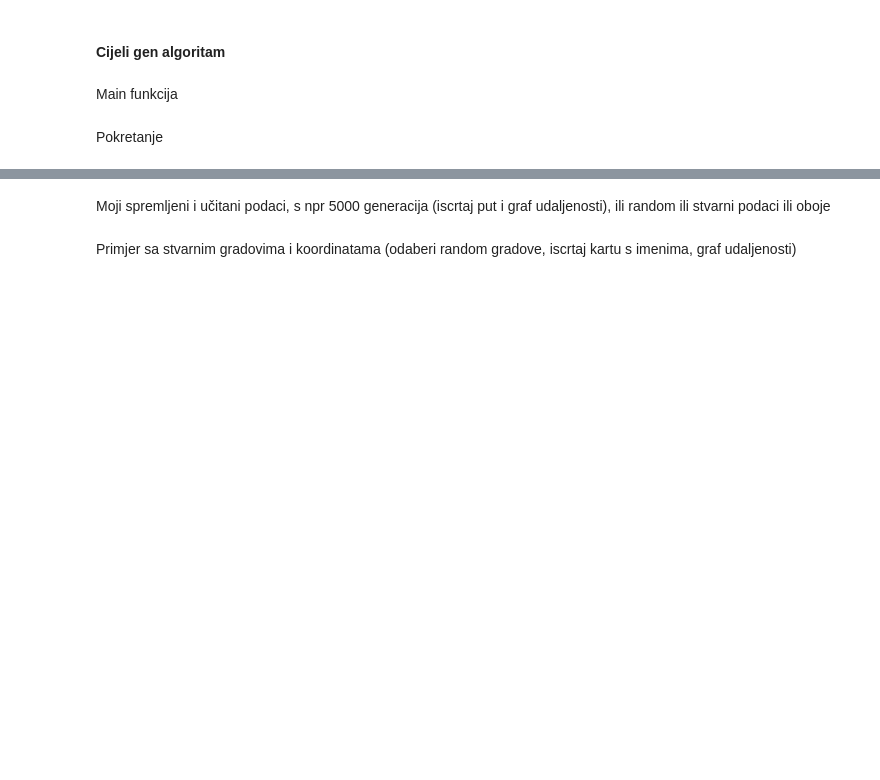
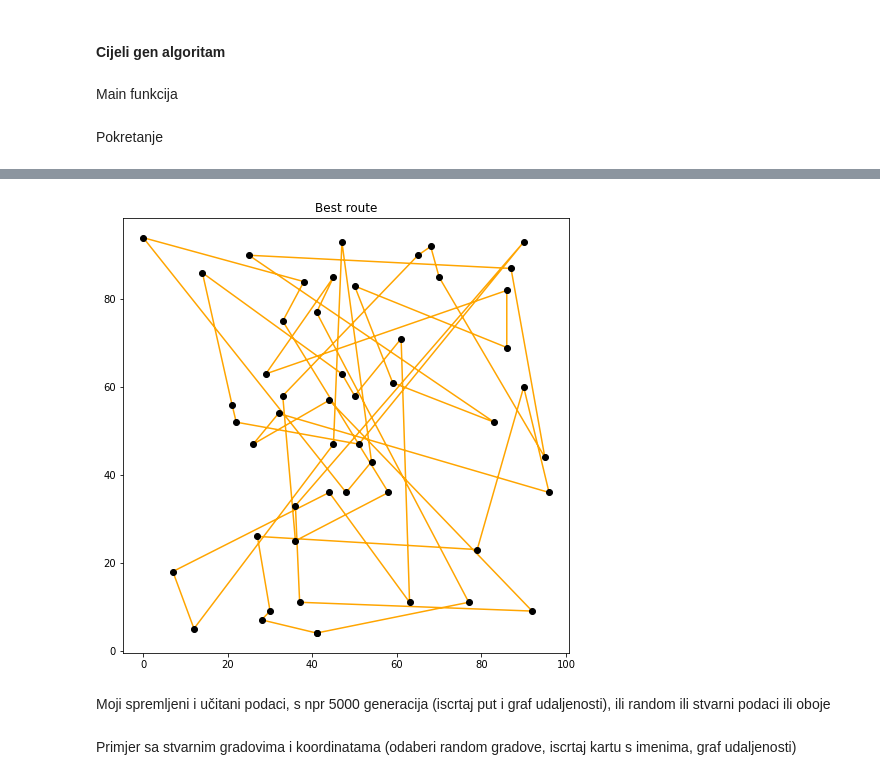
Before and after one commit to marcihel05/GeneticTravellingSalesman, a Jupyter notebook: Genetic Travelling Salesman.ipynb, the cells around one changed output, grey strips where cells are left out. Saved outputs shown, nothing was run; the diff lists cells and outputs as text; code cells hidden in the pictures; blank space fills up the shorter version.

```diff
--- a/Genetic Travelling Salesman.ipynb
+++ b/Genetic Travelling Salesman.ipynb
@@ -191,0 +206,9 @@ def draw_distance_over_iterations(population):
+# %%
+def draw_path(map, path):
+    x = [map.xy[i][0] for i in path]
+    x.append(map.xy[path[0]][0])
+    y = [map.xy[i][1] for i in path]
+    y.append(map.xy[path[0]][1])
+    fig, ax = plt.subplots()
+    ax.set_title('Best route')
+    ax.plot(x,y, marker = 'o', color = 'orange', markeredgecolor = 'black', markerfacecolor = 'black')
@@ -192,3 +221,7 @@ def draw_distance_over_iterations(population):
+# %%
+draw_path(map, path)
+# %% [output]
+[figure, added]
 # %% [markdown]
 Moji spremljeni i učitani podaci, s npr 5000 generacija (iscrtaj put i graf udaljenosti), ili random ili stvarni podaci ili oboje
 # %% [markdown]
```
Also changed, not shown: parts of 17 cells of this notebook.
